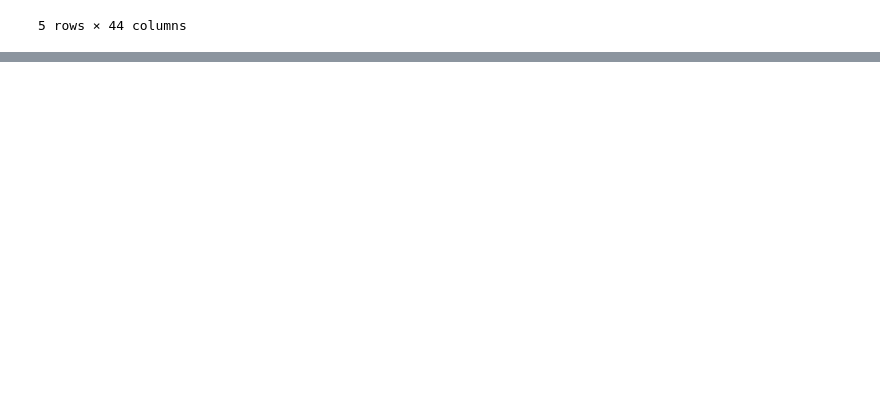
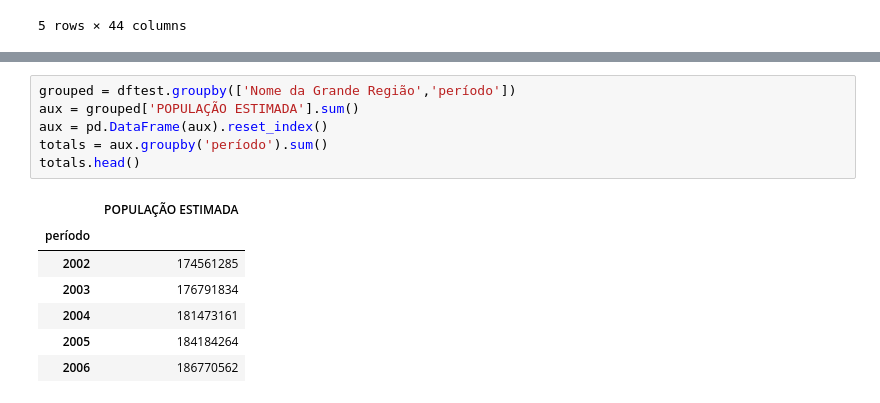
Before and after one commit to vgs2/Socioeconomic-analysis-of-the-brazilian-cities, a Jupyter notebook: projeto.ipynb, the cells around one changed output, grey strips where cells are left out. Drawn from its saved outputs; the diff is of its cells as text; blank space fills up the shorter version.

```diff
--- a/projeto.ipynb
+++ b/projeto.ipynb
@@ -272,0 +281,14 @@ aux[aux['NOME DO MUNICÍPIO']=='Recife']
+# %%
+grouped = dftest.groupby(['Nome da Grande Região','período'])
+aux = grouped['POPULAÇÃO ESTIMADA'].sum()
+aux = pd.DataFrame(aux).reset_index()
+totals = aux.groupby('período').sum()
+totals.head()
+# %% [output]
+|  | POPULAÇÃO ESTIMADA |
+| período |  |
+| 2002 | 174561285 |
+| 2003 | 176791834 |
+| 2004 | 181473161 |
+| 2005 | 184184264 |
+| 2006 | 186770562 |
```
Also changed, not shown: parts of 10 cells of this notebook.
